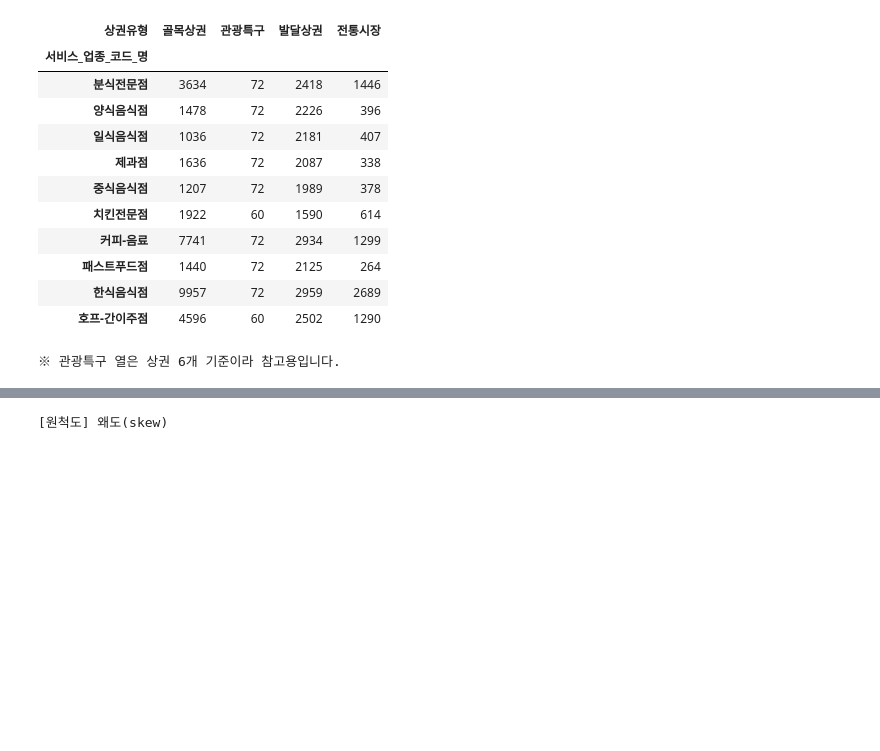
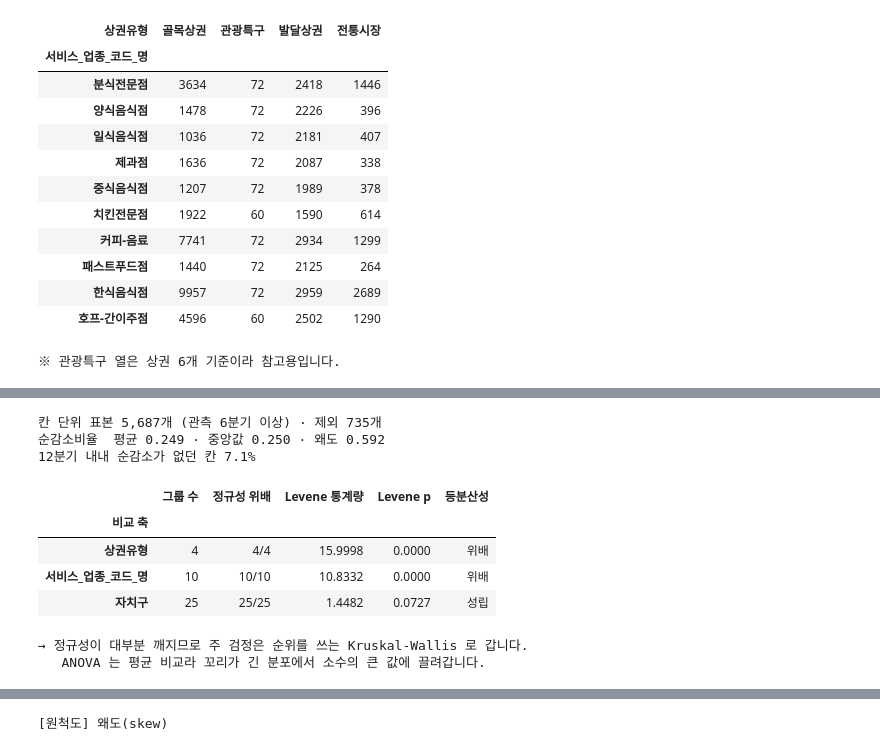
Before and after one commit to jiwoon-oh/ai-data-bootcamp, a Jupyter notebook: project/h2_nb/src/step4_eda_basic.ipynb, the cells around one changed output, grey strips where cells are left out. Cells and saved outputs as stored; diff of their text form; code cells hidden in the pictures; blank space fills up the shorter version.

```diff
--- a/project/h2_nb/src/step4_eda_basic.ipynb
+++ b/project/h2_nb/src/step4_eda_basic.ipynb
@@ -257,0 +263,37 @@ print("※ 관광특구 열은 상권 6개 기준이라 참고용입니다.")
+# %%
+from scipy.stats import shapiro, levene, kruskal
+
+MIN_Q = 6
+cellr = (d.groupby(["상권_코드", "서비스_업종_코드_명"])
+           .agg(순감소비율=("y", "mean"), 관측분기=("y", "size"),
+                상권유형=("상권유형", "first"), 자치구=("자치구", "first"))
+           .reset_index())
+kept = cellr[cellr["관측분기"] >= MIN_Q].copy()
+print(f"칸 단위 표본 {len(kept):,}개 (관측 {MIN_Q}분기 이상) · 제외 {len(cellr)-len(kept):,}개")
+print(f"순감소비율  평균 {kept['순감소비율'].mean():.3f} · 중앙값 {kept['순감소비율'].median():.3f} · "
+      f"왜도 {kept['순감소비율'].skew():.3f}")
+print(f"12분기 내내 순감소가 없던 칸 {(kept['순감소비율']==0).mean():.1%}\n")
+
+rows_t = []
+for axis in ["상권유형", "서비스_업종_코드_명", "자치구"]:
+    groups = [g["순감소비율"].to_numpy() for _, g in kept.groupby(axis, observed=True)
+              if len(g) >= 20]
+    bad = sum(1 for g in groups if shapiro(g[:5000]).pvalue < .05)
+    W, pL = levene(*groups, center="median")
+    rows_t.append({"비교 축": axis, "그룹 수": len(groups), "정규성 위배": f"{bad}/{len(groups)}",
+                   "Levene 통계량": W, "Levene p": pL,
+                   "등분산성": "성립" if pL >= .05 else "위배"})
+display(pd.DataFrame(rows_t).set_index("비교 축").round(4))
+print("→ 정규성이 대부분 깨지므로 주 검정은 순위를 쓰는 Kruskal-Wallis 로 갑니다.")
+print("   ANOVA 는 평균 비교라 꼬리가 긴 분포에서 소수의 큰 값에 끌려갑니다.")
+# %% [output]
+칸 단위 표본 5,687개 (관측 6분기 이상) · 제외 735개
+순감소비율  평균 0.249 · 중앙값 0.250 · 왜도 0.592
+12분기 내내 순감소가 없던 칸 7.1%
+|  | 그룹 수 | 정규성 위배 | Levene 통계량 | Levene p | 등분산성 |
+| 비교 축 |  |  |  |  |  |
+| 상권유형 | 4 | 4/4 | 15.9998 | 0.0000 | 위배 |
+| 서비스_업종_코드_명 | 10 | 10/10 | 10.8332 | 0.0000 | 위배 |
+| 자치구 | 25 | 25/25 | 1.4482 | 0.0727 | 성립 |
+→ 정규성이 대부분 깨지므로 주 검정은 순위를 쓰는 Kruskal-Wallis 로 갑니다.
+   ANOVA 는 평균 비교라 꼬리가 긴 분포에서 소수의 큰 값에 끌려갑니다.
```
Also changed, not shown: parts of 8 cells of this notebook, 4 other files.
